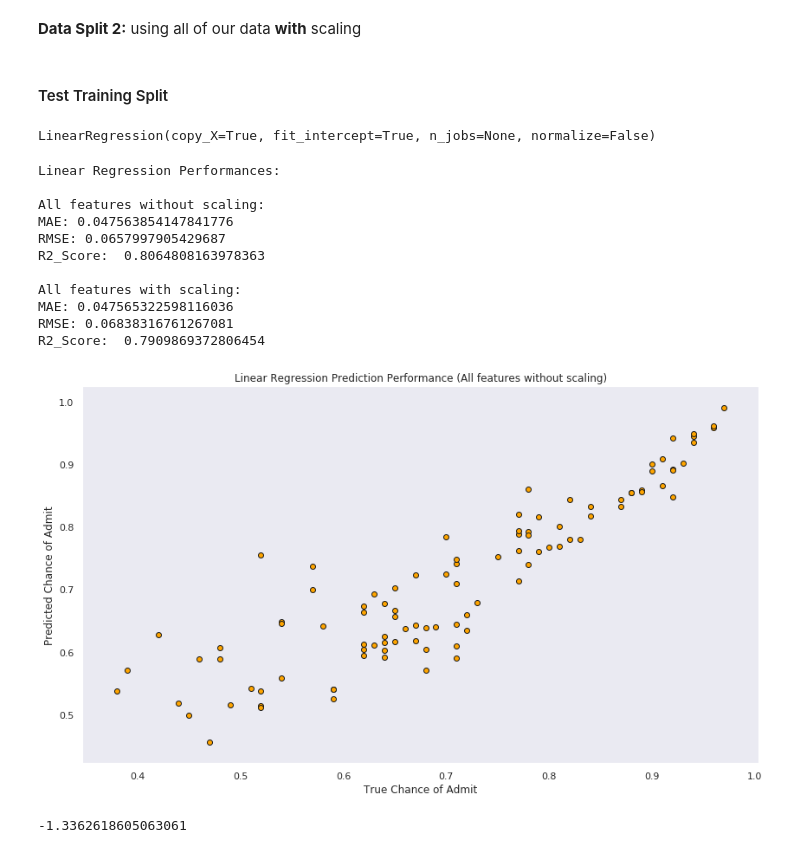
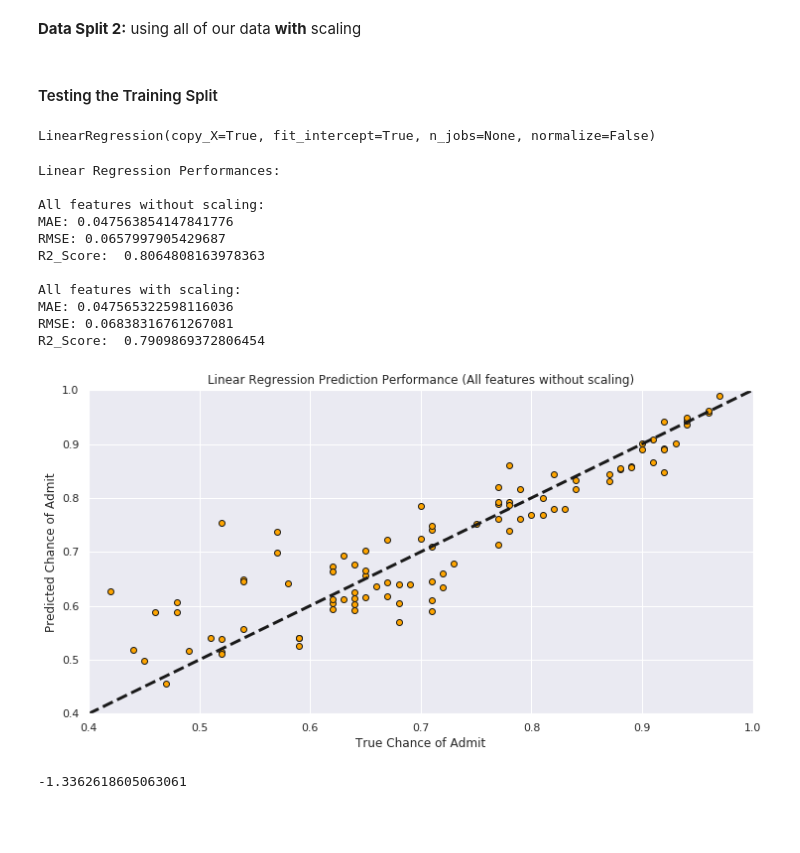
Before and after one commit to AlvinQLee/Admission-Prediction, a Jupyter notebook: Graduate Admissions.ipynb, the cells around one changed output. Drawn from its saved outputs; the diff is of its cells as text; code cells hidden in the pictures; blank space fills up the shorter version.

```diff
--- a/Graduate Admissions.ipynb
+++ b/Graduate Admissions.ipynb
@@ -220,7 +222,7 @@ X2_test = scaler.fit_transform(X1_test)
 y2_train = y1_train
 y2_test = y1_test
 # %% [markdown]
-#### Test Training Split
+#### Testing the Training Split
 # %%
 model1 = LinearRegression()
 model1.fit(X1_train, y1_train)
@@ -235,36 +237,43 @@ model2_pred = model2.predict(X2_test)
 # %%
 print('Linear Regression Performances:')
 
 print('\nAll features without scaling:')
 print('MAE:', metrics.mean_absolute_error(y1_test, model1_pred))
 print('RMSE:', np.sqrt(metrics.mean_squared_error(y1_test, model1_pred)))
 print('R2_Score: ', metrics.r2_score(y1_test, model1_pred))
 
 print('\nAll features with scaling:')
 print('MAE:', metrics.mean_absolute_error(y2_test, model2_pred))
 print('RMSE:', np.sqrt(metrics.mean_squared_error(y2_test, model2_pred)))
 print('R2_Score: ', metrics.r2_score(y2_test, model2_pred))
 
-fig = plt.figure(figsize=(14, 8))
+fig = plt.figure(figsize=(12, 6))
 plt.scatter(y1_test, model1_pred, color='orange', linewidths=1, edgecolors='k')
 plt.xlabel('True Chance of Admit')
 plt.ylabel('Predicted Chance of Admit')
 plt.title('Linear Regression Prediction Performance (All features without scaling)')
-plt.grid()
+
+plt.xlim(0.4, 1)
+plt.ylim(0.4, 1)
+
+# Creates a y=x line to help us visualize and see the differences(residuals) between the actual chance and predicted chance.
+xPoints = yPoints = plt.xlim()
+plt.plot(xPoints, yPoints, linestyle='--', color='k', lw=3)
+
 plt.show()
 # %% [output]
 Linear Regression Performances:
 
 All features without scaling:
 MAE: 0.047563854147841776
 RMSE: 0.0657997905429687
 R2_Score:  0.8064808163978363
 
 All features with scaling:
 MAE: 0.047565322598116036
 RMSE: 0.06838316761267081
 R2_Score:  0.7909869372806454
-[figure, old version]
+[figure, new version]
 # %%
 model1.intercept_
 # %% [output]
```
Also changed, not shown: parts of 7 cells of this notebook.
